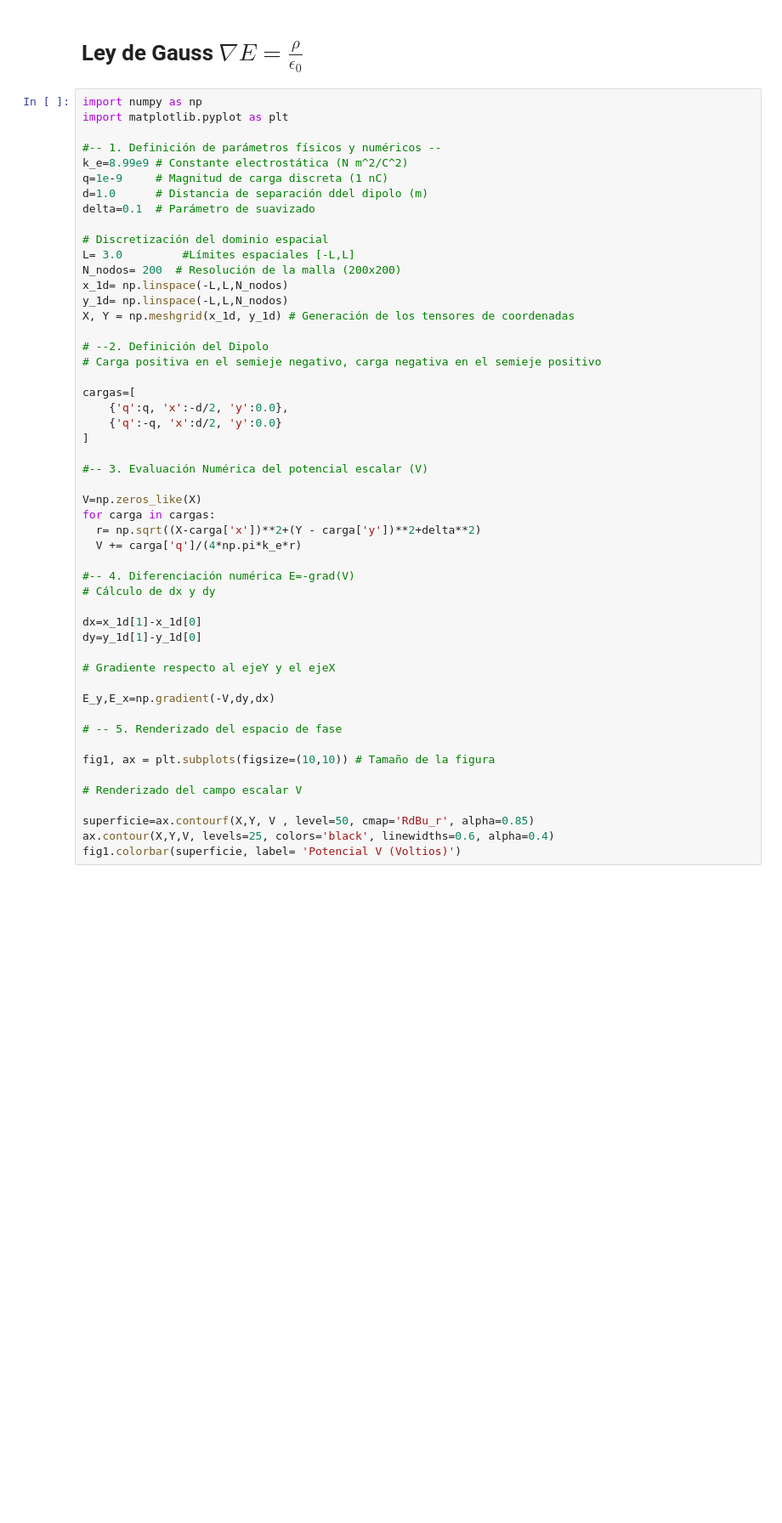
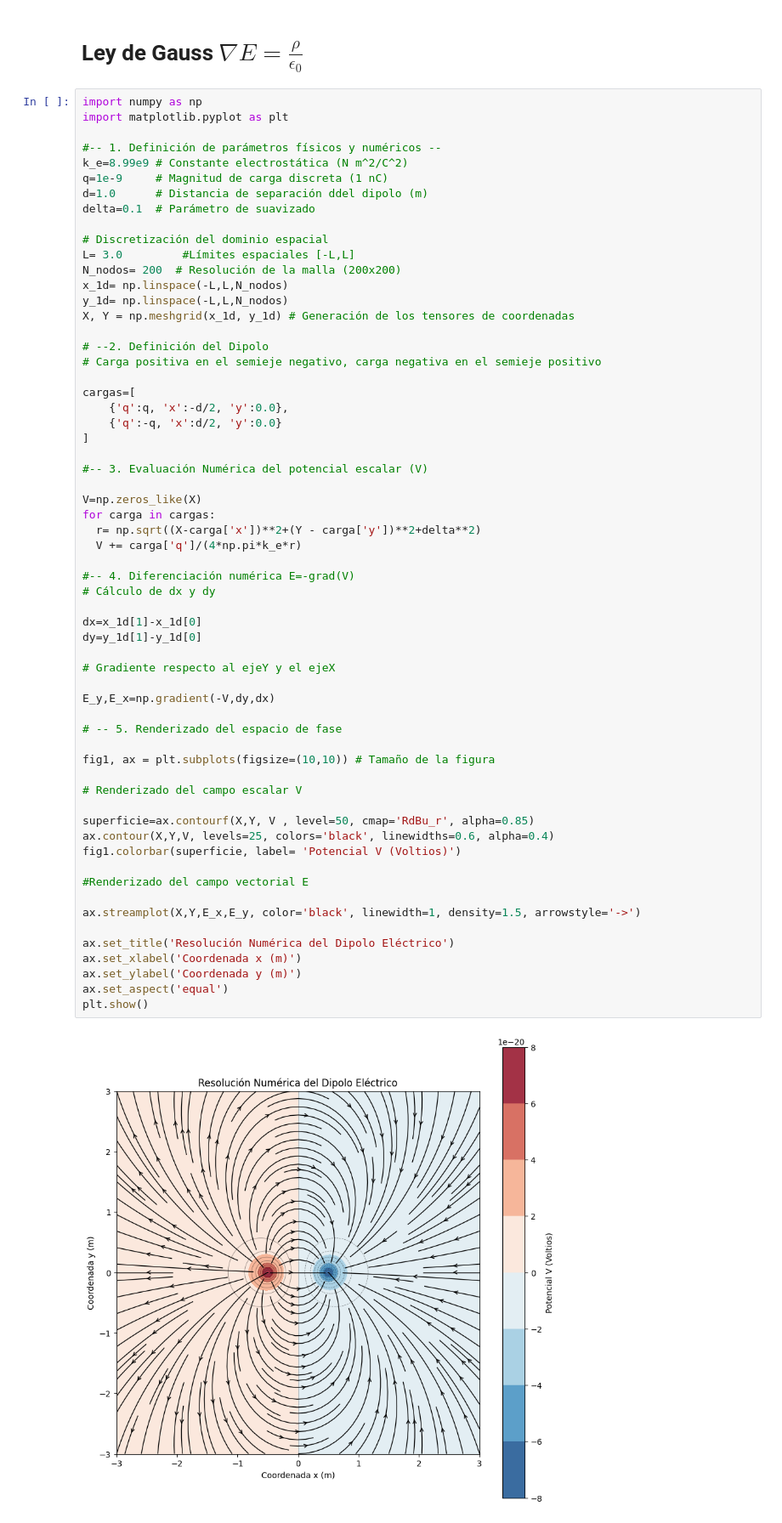
Before and after one commit to mrendon1998/Maxwell-equations-simulations, a Jupyter notebook: Ley_de_Gauss.ipynb, the cells around one changed output. Shown at 85% size. Drawn from its saved outputs; the diff is of its cells as text; blank space fills up the shorter version.

```diff
--- a/Ley_de_Gauss.ipynb
+++ b/Ley_de_Gauss.ipynb
@@ -26,30 +26,42 @@ cargas=[
     {'q':q, 'x':-d/2, 'y':0.0},
     {'q':-q, 'x':d/2, 'y':0.0}
 ]
 
 #-- 3. Evaluación Numérica del potencial escalar (V)
 
 V=np.zeros_like(X)
 for carga in cargas:
   r= np.sqrt((X-carga['x'])**2+(Y - carga['y'])**2+delta**2)
   V += carga['q']/(4*np.pi*k_e*r)
 
 #-- 4. Diferenciación numérica E=-grad(V)
 # Cálculo de dx y dy
 
 dx=x_1d[1]-x_1d[0]
 dy=y_1d[1]-y_1d[0]
 
 # Gradiente respecto al ejeY y el ejeX
 
 E_y,E_x=np.gradient(-V,dy,dx)
 
 # -- 5. Renderizado del espacio de fase
 
 fig1, ax = plt.subplots(figsize=(10,10)) # Tamaño de la figura
 
 # Renderizado del campo escalar V
 
 superficie=ax.contourf(X,Y, V , level=50, cmap='RdBu_r', alpha=0.85)
 ax.contour(X,Y,V, levels=25, colors='black', linewidths=0.6, alpha=0.4)
 fig1.colorbar(superficie, label= 'Potencial V (Voltios)')
+
+#Renderizado del campo vectorial E
+
+ax.streamplot(X,Y,E_x,E_y, color='black', linewidth=1, density=1.5, arrowstyle='->')
+
+ax.set_title('Resolución Numérica del Dipolo Eléctrico')
+ax.set_xlabel('Coordenada x (m)')
+ax.set_ylabel('Coordenada y (m)')
+ax.set_aspect('equal')
+plt.show()
+# %% [output]
+[figure, added]
```
